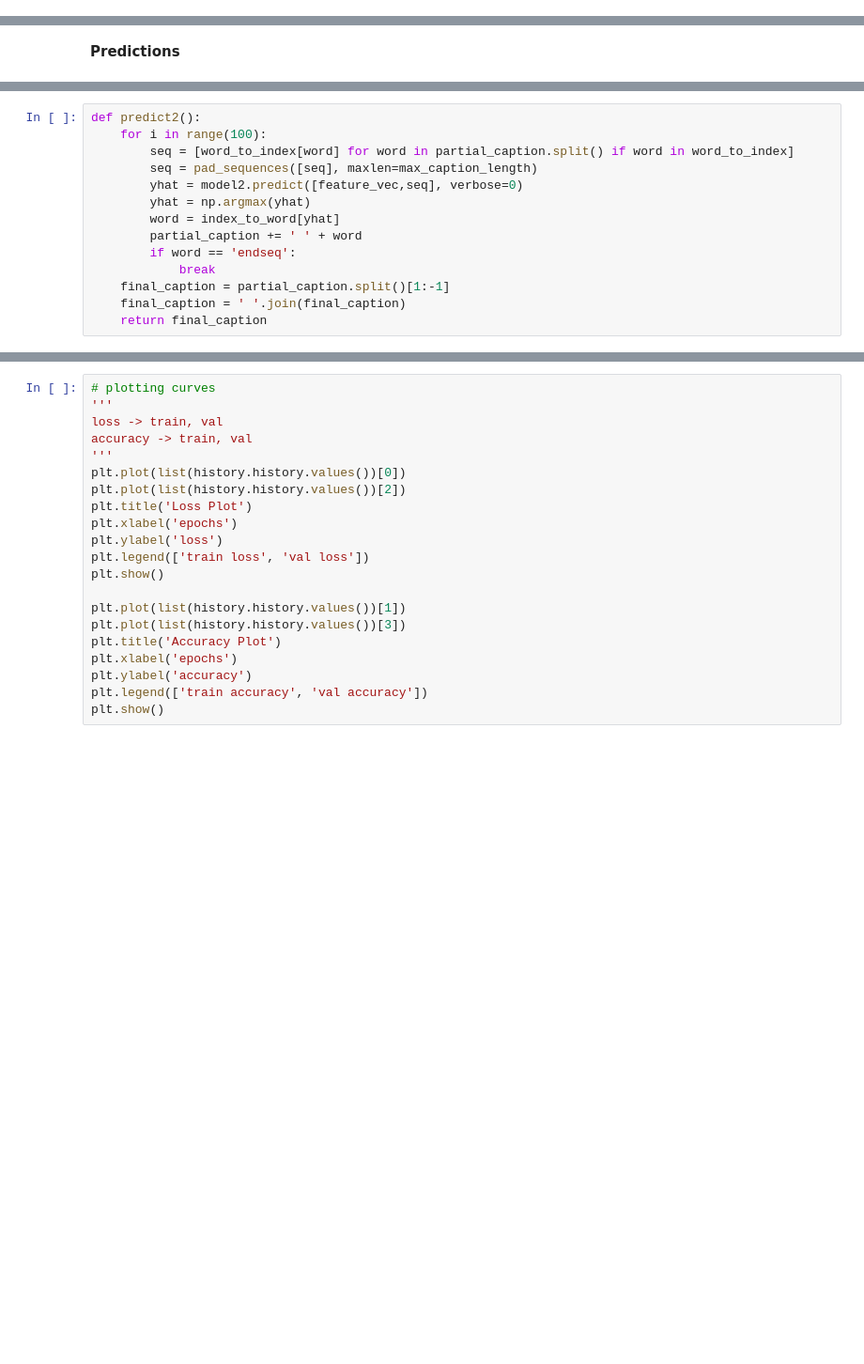
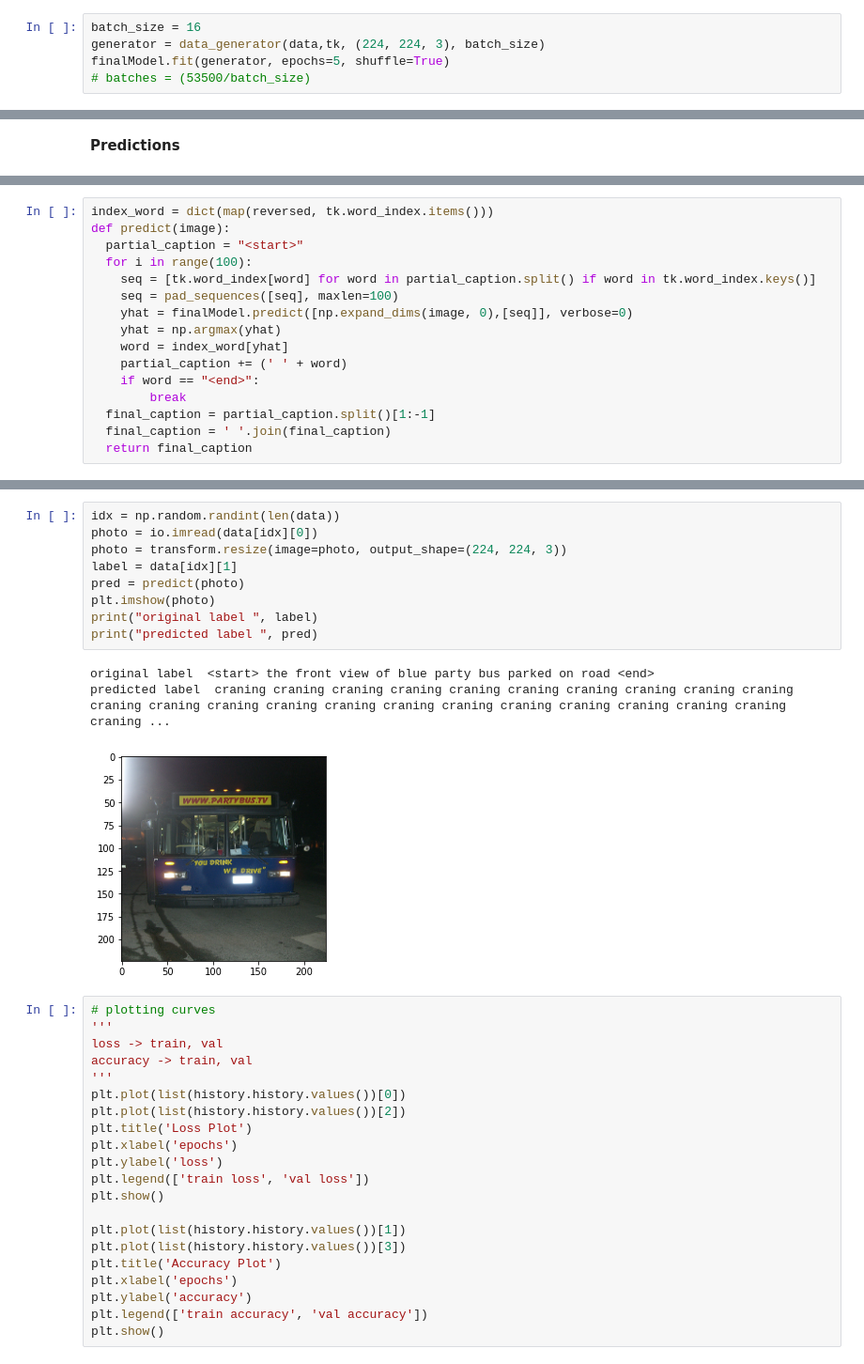
Before and after one commit to vipul43/image_description, a Jupyter notebook: image_description.ipynb, the cells around one changed output, grey strips where cells are left out. Shown: that part at 94% size. Cells and saved outputs as stored; diff of their text form; blank space fills up the shorter version.

```diff
--- a/image_description.ipynb
+++ b/image_description.ipynb
@@ -396,0 +226,5 @@ ValueError: ignored
+# %%
+batch_size = 16
+generator = data_generator(data,tk, (224, 224, 3), batch_size)
+finalModel.fit(generator, epochs=5, shuffle=True)
+# batches = (53500/batch_size)
@@ -413,14 +237,16 @@ print(true_y)
 # %%
-def predict2():
-    for i in range(100):
-        seq = [word_to_index[word] for word in partial_caption.split() if word in word_to_index]
-        seq = pad_sequences([seq], maxlen=max_caption_length)
-        yhat = model2.predict([feature_vec,seq], verbose=0)
-        yhat = np.argmax(yhat)
-        word = index_to_word[yhat]
-        partial_caption += ' ' + word
-        if word == 'endseq':
-            break
-    final_caption = partial_caption.split()[1:-1]
-    final_caption = ' '.join(final_caption)
-    return final_caption
+index_word = dict(map(reversed, tk.word_index.items()))
+def predict(image):
+  partial_caption = "<start>"
+  for i in range(100):
+    seq = [tk.word_index[word] for word in partial_caption.split() if word in tk.word_index.keys()]
+    seq = pad_sequences([seq], maxlen=100)
+    yhat = finalModel.predict([np.expand_dims(image, 0),[seq]], verbose=0)
+    yhat = np.argmax(yhat)
+    word = index_word[yhat]
+    partial_caption += (' ' + word)
+    if word == "<end>":
+        break
+  final_caption = partial_caption.split()[1:-1]
+  final_caption = ' '.join(final_caption)
+  return final_caption
@@ -460,3 +253,16 @@ Epoch 20/20
+# %%
+idx = np.random.randint(len(data))
+photo = io.imread(data[idx][0])
+photo = transform.resize(image=photo, output_shape=(224, 224, 3))
+label = data[idx][1]
+pred = predict(photo)
+plt.imshow(photo)
+print("original label ", label)
+print("predicted label ", pred)
+# %% [output]
+original label  <start> the front view of blue party bus parked on road <end>
+predicted label  craning craning craning craning craning craning craning craning craning craning craning craning craning craning craning craning craning craning craning craning craning craning craning ...
+[figure, added]
 # %%
 # plotting curves
 '''
```
Also changed, not shown: parts of 35 cells of this notebook.
